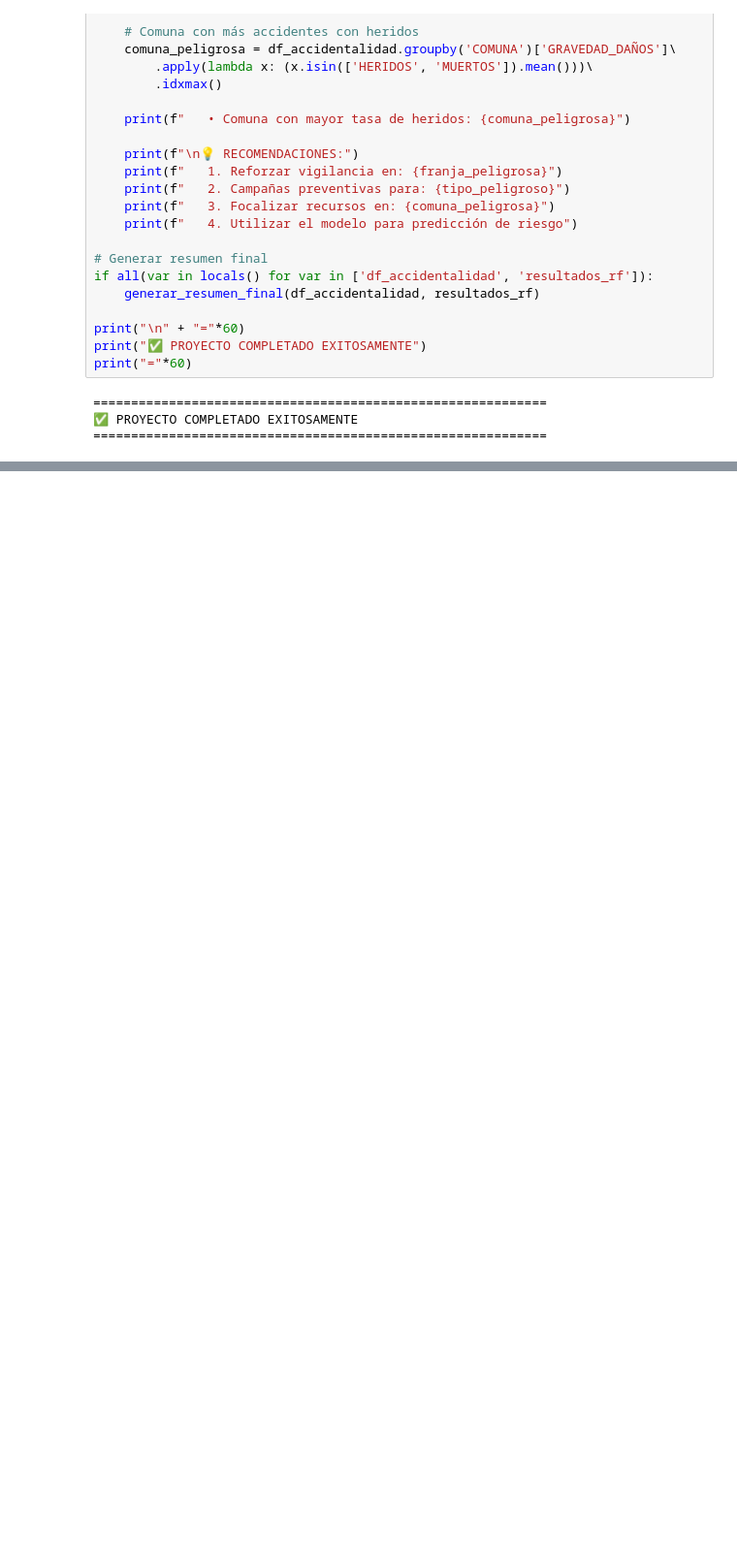
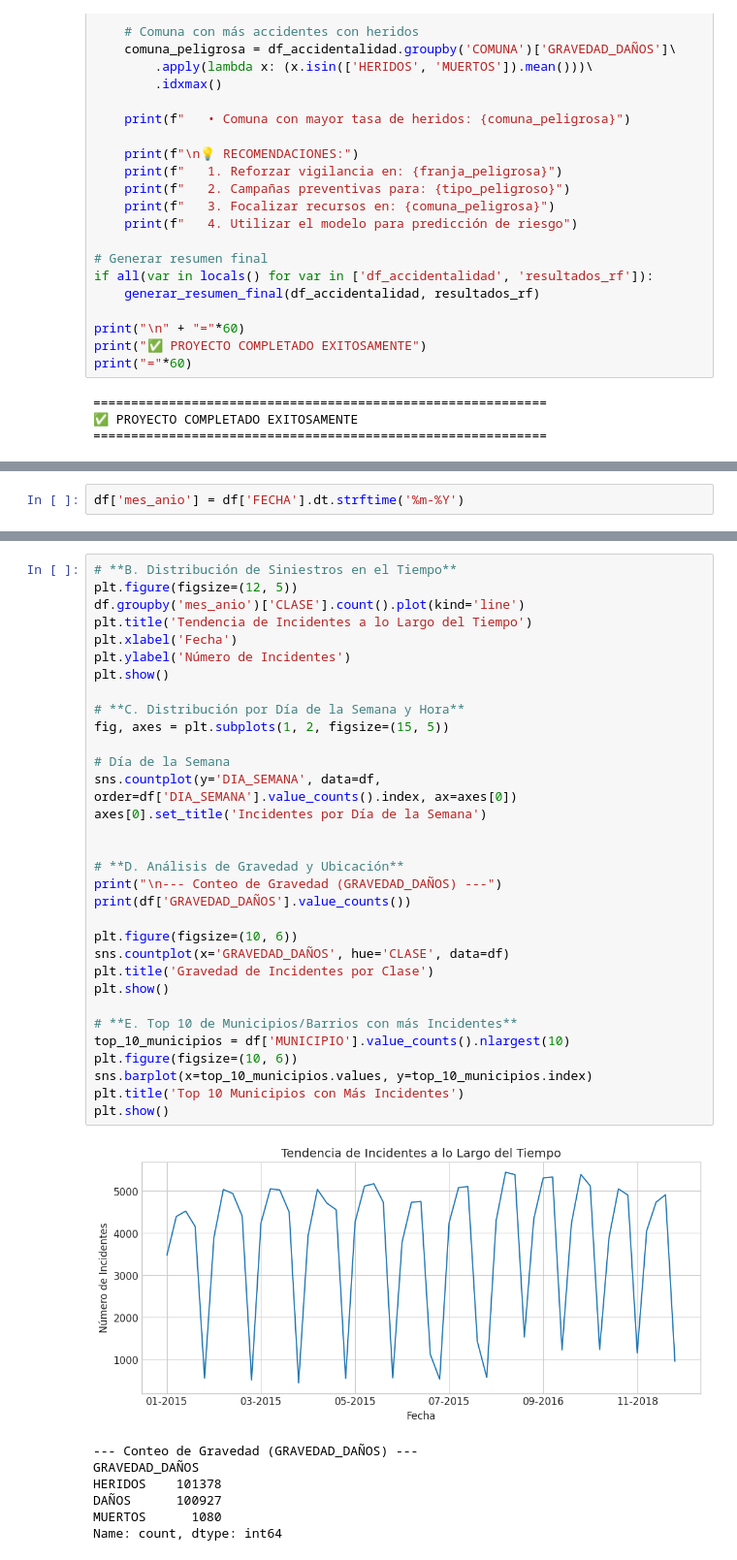
Before and after one commit to Jonathan9219/Accidentabilidad, a Jupyter notebook: Proyecto_Accidentabilidad.ipynb, the cells around one changed output, grey strips where cells are left out. Shown at 97% size. Drawn from its saved outputs; the diff is of its cells as text; blank space fills up the shorter version.

```diff
--- a/Proyecto_Accidentabilidad.ipynb
+++ b/Proyecto_Accidentabilidad.ipynb
@@ -889,0 +907,2 @@ print("="*60)
+# %%
+df['mes_anio'] = df['FECHA'].dt.strftime('%m-%Y')
@@ -889,0 +922,40 @@ print("="*60)
+# %%
+# **B. Distribución de Siniestros en el Tiempo**
+plt.figure(figsize=(12, 5))
+df.groupby('mes_anio')['CLASE'].count().plot(kind='line')
+plt.title('Tendencia de Incidentes a lo Largo del Tiempo')
+plt.xlabel('Fecha')
+plt.ylabel('Número de Incidentes')
+plt.show()
+
+# **C. Distribución por Día de la Semana y Hora**
+fig, axes = plt.subplots(1, 2, figsize=(15, 5))
+
+# Día de la Semana
+sns.countplot(y='DIA_SEMANA', data=df, order=df['DIA_SEMANA'].value_counts().index, ax=axes[0])
+axes[0].set_title('Incidentes por Día de la Semana')
+
+
+# **D. Análisis de Gravedad y Ubicación**
+print("\n--- Conteo de Gravedad (GRAVEDAD_DAÑOS) ---")
+print(df['GRAVEDAD_DAÑOS'].value_counts())
+
+plt.figure(figsize=(10, 6))
+sns.countplot(x='GRAVEDAD_DAÑOS', hue='CLASE', data=df)
+plt.title('Gravedad de Incidentes por Clase')
+plt.show()
+
+# **E. Top 10 de Municipios/Barrios con más Incidentes**
+top_10_municipios = df['MUNICIPIO'].value_counts().nlargest(10)
+plt.figure(figsize=(10, 6))
+sns.barplot(x=top_10_municipios.values, y=top_10_municipios.index)
+plt.title('Top 10 Municipios con Más Incidentes')
+plt.show()
+# %% [output]
+[figure, added]
+--- Conteo de Gravedad (GRAVEDAD_DAÑOS) ---
+GRAVEDAD_DAÑOS
+HERIDOS    101378
+DAÑOS      100927
+MUERTOS      1080
+Name: count, dtype: int64
```
Also changed, not shown: parts of 6 cells of this notebook.
